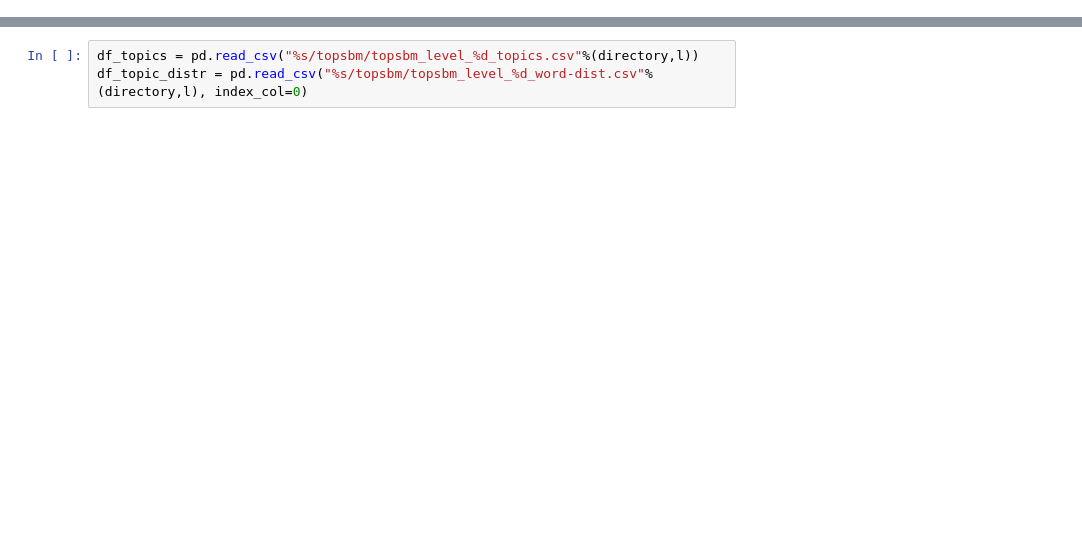
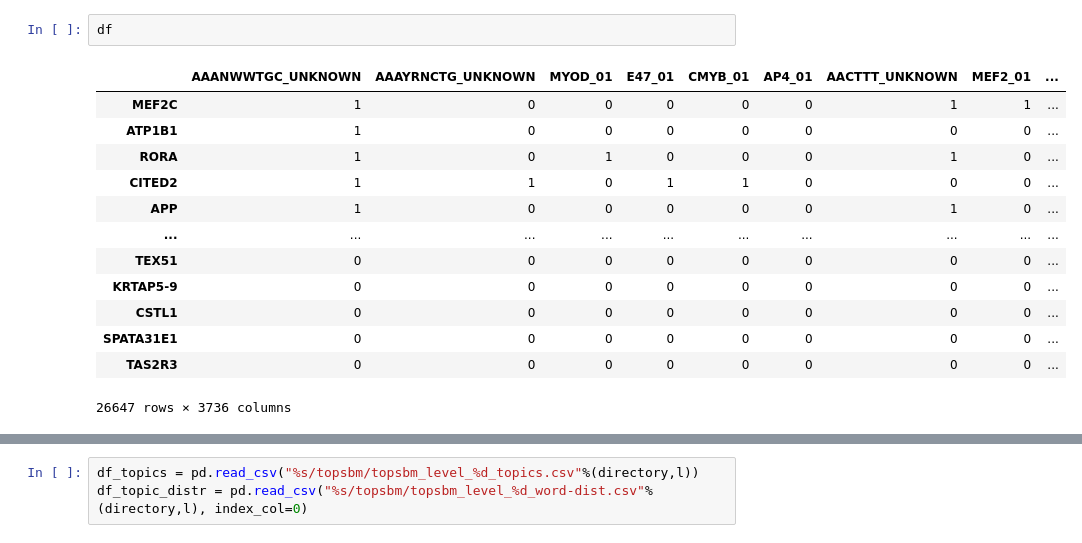
Before and after one commit to fvalle1/phd, a Jupyter notebook: hSBM_topics_TranscriptFactors.ipynb, the cells around one changed output, grey strips where cells are left out. Saved outputs shown, nothing was run; the diff lists cells and outputs as text; blank space fills up the shorter version.

```diff
--- a/hSBM_topics_TranscriptFactors.ipynb
+++ b/hSBM_topics_TranscriptFactors.ipynb
@@ -16,0 +38,16 @@ df.parallel_apply(lambda x: np.sum(x.astype(float)), axis=0)
+# %%
+df
+# %% [output]
+|  | AAANWWTGC_UNKNOWN | AAAYRNCTG_UNKNOWN | MYOD_01 | E47_01 | CMYB_01 | AP4_01 | AACTTT_UNKNOWN | MEF2_01 | ... |
+| MEF2C | 1 | 0 | 0 | 0 | 0 | 0 | 1 | 1 | ... |
+| ATP1B1 | 1 | 0 | 0 | 0 | 0 | 0 | 0 | 0 | ... |
+| RORA | 1 | 0 | 1 | 0 | 0 | 0 | 1 | 0 | ... |
+| CITED2 | 1 | 1 | 0 | 1 | 1 | 0 | 0 | 0 | ... |
+| APP | 1 | 0 | 0 | 0 | 0 | 0 | 1 | 0 | ... |
+| ... | ... | ... | ... | ... | ... | ... | ... | ... | ... |
+| TEX51 | 0 | 0 | 0 | 0 | 0 | 0 | 0 | 0 | ... |
+| KRTAP5-9 | 0 | 0 | 0 | 0 | 0 | 0 | 0 | 0 | ... |
+| CSTL1 | 0 | 0 | 0 | 0 | 0 | 0 | 0 | 0 | ... |
+| SPATA31E1 | 0 | 0 | 0 | 0 | 0 | 0 | 0 | 0 | ... |
+| TAS2R3 | 0 | 0 | 0 | 0 | 0 | 0 | 0 | 0 | ... |
+26647 rows × 3736 columns
```
Also changed, not shown: parts of 12 cells of this notebook.
